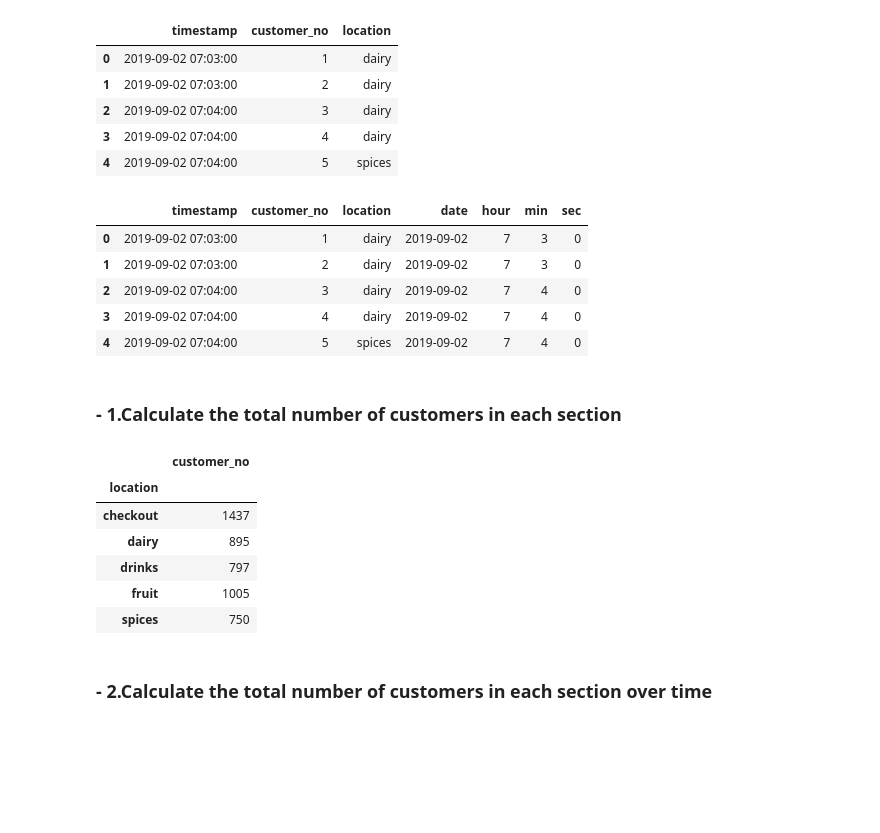
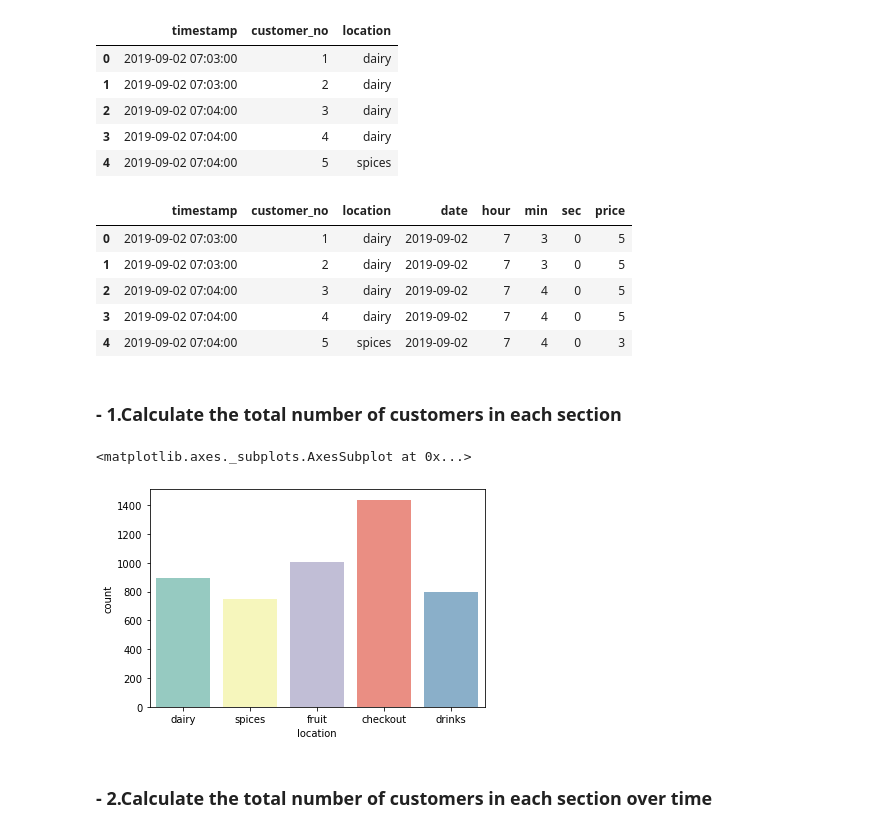
Before and after one commit to rashed2940/Marchov_chain_proj, a Jupyter notebook: Exploraotry_Data_Analysis.ipynb, the cells around one changed output. Drawn from its saved outputs; the diff is of its cells as text; code cells hidden in the pictures; blank space fills up the shorter version.

```diff
--- a/Exploraotry_Data_Analysis.ipynb
+++ b/Exploraotry_Data_Analysis.ipynb
@@ -16,29 +18,28 @@ df.head(5)
 # %%
 df['date'] = df['timestamp'].dt.date
 df['hour'] = df['timestamp'].dt.hour
 df['min'] = df['timestamp'].dt.minute
 df['sec'] = df['timestamp'].dt.second
+df['price']=df['location']
+df.price = df.price.map( {'checkout':0,'fruit':4,'spices':3,'dairy':5,'drinks':6} )
 df.head(5)
 # %% [output]
-|  | timestamp | customer_no | location | date | hour | min | sec |
-| 0 | 2019-09-02 07:03:00 | 1 | dairy | 2019-09-02 | 7 | 3 | 0 |
-| 1 | 2019-09-02 07:03:00 | 2 | dairy | 2019-09-02 | 7 | 3 | 0 |
-| 2 | 2019-09-02 07:04:00 | 3 | dairy | 2019-09-02 | 7 | 4 | 0 |
-| 3 | 2019-09-02 07:04:00 | 4 | dairy | 2019-09-02 | 7 | 4 | 0 |
-| 4 | 2019-09-02 07:04:00 | 5 | spices | 2019-09-02 | 7 | 4 | 0 |
+|  | timestamp | customer_no | location | date | hour | min | sec | price |
+| 0 | 2019-09-02 07:03:00 | 1 | dairy | 2019-09-02 | 7 | 3 | 0 | 5 |
+| 1 | 2019-09-02 07:03:00 | 2 | dairy | 2019-09-02 | 7 | 3 | 0 | 5 |
+| 2 | 2019-09-02 07:04:00 | 3 | dairy | 2019-09-02 | 7 | 4 | 0 | 5 |
+| 3 | 2019-09-02 07:04:00 | 4 | dairy | 2019-09-02 | 7 | 4 | 0 | 5 |
+| 4 | 2019-09-02 07:04:00 | 5 | spices | 2019-09-02 | 7 | 4 | 0 | 3 |
 # %% [markdown]
 ### - 1.Calculate the total number of customers in each section
 # %%
 df1 = df.groupby(['location'])[['customer_no']].count()
-df1.head(15)
+sns.countplot(x = df['location'], data =df1, palette = 'Set3')
+# df1.head(15)#
+# df1.plot()
 # %% [output]
-|  | customer_no |
-| location |  |
-| checkout | 1437 |
-| dairy | 895 |
-| drinks | 797 |
-| fruit | 1005 |
-| spices | 750 |
+<matplotlib.axes._subplots.AxesSubplot at 0x...>
+[figure, added]
 # %% [markdown]
 ### - 2.Calculate the total number of customers in each section over time
 # %%
```
Also changed, not shown: parts of 29 cells of this notebook, 2 other files.
